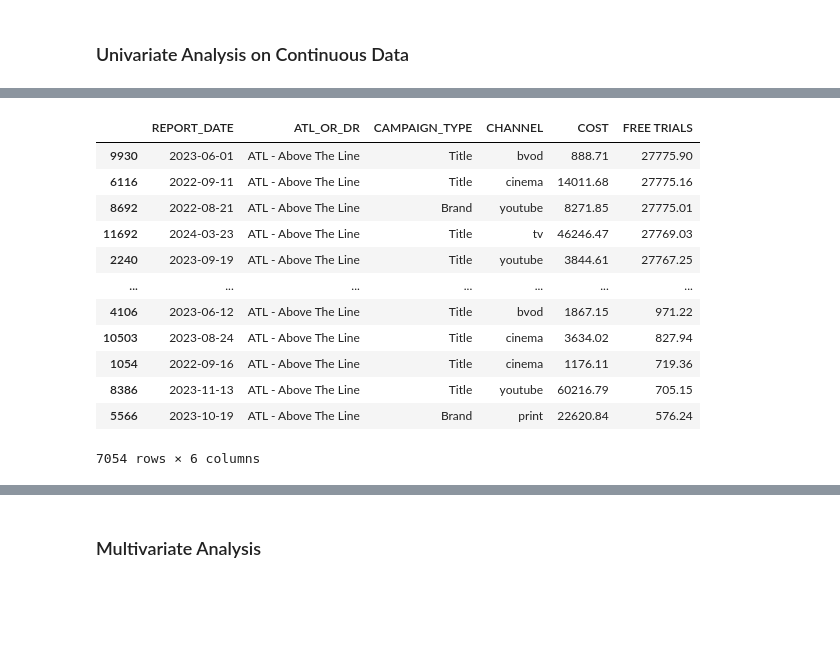
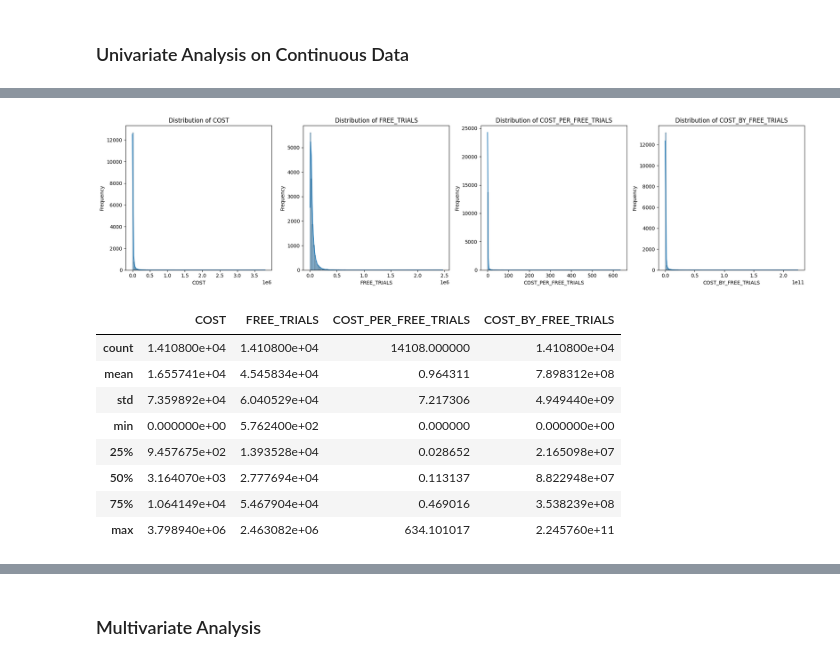
Before and after one commit to 11echeng/free-trial-analysis, a Jupyter notebook: src/notebook/01_paramount_eda_visuals.ipynb, the cells around one changed output, grey strips where cells are left out. Cells and saved outputs as stored; diff of their text form; code cells hidden in the pictures; blank space fills up the shorter version.

```diff
--- a/src/notebook/01_paramount_eda_visuals.ipynb
+++ b/src/notebook/01_paramount_eda_visuals.ipynb
@@ -215,16 +112,58 @@ Passing `palette` without assigning `hue` is deprecated and will be removed in v
-# %%
-df[df['FREE TRIALS'] <= df['FREE TRIALS'].quantile(0.50)].sort_values('FREE TRIALS', ascending=False) #14,108
-# %% [output]
-|  | REPORT_DATE | ATL_OR_DR | CAMPAIGN_TYPE | CHANNEL | COST | FREE TRIALS |
-| 9930 | 2023-06-01 | ATL - Above The Line | Title | bvod | 888.71 | 27775.90 |
-| 6116 | 2022-09-11 | ATL - Above The Line | Title | cinema | 14011.68 | 27775.16 |
-| 8692 | 2022-08-21 | ATL - Above The Line | Brand | youtube | 8271.85 | 27775.01 |
-| 11692 | 2024-03-23 | ATL - Above The Line | Title | tv | 46246.47 | 27769.03 |
-| 2240 | 2023-09-19 | ATL - Above The Line | Title | youtube | 3844.61 | 27767.25 |
-| ... | ... | ... | ... | ... | ... | ... |
-| 4106 | 2023-06-12 | ATL - Above The Line | Title | bvod | 1867.15 | 971.22 |
-| 10503 | 2023-08-24 | ATL - Above The Line | Title | cinema | 3634.02 | 827.94 |
-| 1054 | 2022-09-16 | ATL - Above The Line | Title | cinema | 1176.11 | 719.36 |
-| 8386 | 2023-11-13 | ATL - Above The Line | Title | youtube | 60216.79 | 705.15 |
-| 5566 | 2023-10-19 | ATL - Above The Line | Brand | print | 22620.84 | 576.24 |
-7054 rows × 6 columns
+# %%
+'''
+Single Variation Continuous Analysis using Histogram with 118 bins | bin size ~= SqRoot(n):
+
+1. All visuals shows a right skewed distribution with outliers on the right side. So, the mean will be greater than the median.
+2. All visuals show data points are clustered around the lower ends and extreme outliers causing the positive skewness.
+3. The max values for all data, (COST = 3M, FREE_TRIALS = 2M), are significantly larger than the  (IQR) and mean values,
+confirming the presence of extreme outliers. More analysis is needed to determine if these should be removed or kept.
+4. With such skewness, median would be a more viable measure of central tendency than the mean.
+5. COST_PER_FREE_TRIALS has a median value of 0.11, which means the majority of free trials cost only a small amount. Because of positive
+skewness, the mean value, .96, is significantly larger due to these outlier campaigns costing drastically more than the majority of the data.
+6. Most of the cluster of COST is around 0 which is surprising because I wouldn't have guessed the majority of campaigns to incur 0 expenses.
+Is 0 a placeholder for missing data?
+7.  All visuals violates Linear Regression's assumption of normality. Need to log transform this feature to normalize the data and reduce outlier
+impact
+8. FREE TRIALS has a broader distribution of values giving comapnies who go live with campaigns to really optimize their campaign stratgey
+because of this wide range. This also signals the fact that some campaigns can fail and genterate minimal free trials. This can also present
+many use cases for A/B testing to see what works and what doesn't.
+9. COST is more concentrated near zero with minimal campaigns incuring high expenses. This tell us that it's either relatively inexpensive and
+consistent when it comes the cost of runnning a campaign or companies aren't allocating enough to run campaigns. Becaeuse the concentration of
+COST are similar but FREE TRIALS isn't, we can infer that COST isn't soely the driving factor in creating FREE TRIALS and in fact there are other
+factors in pay.
+10. The lowest free trial generated for a campaign is 500. Interesting it's not 0 unlike COST. Is 500 suppose to repersent 0?
+
+=> Action Items:
+    a. Log Transformation on 'COST' and 'FREE TRIALS'. - DONE
+    b. Single Variation Continuous Analysis using boxplots - DONE
+    c. Covaritation Continuous Analysis between 'COST' and 'FREE TRIALS' using a scatterplot. - DONE
+    d. Validate assumption that cost and free trials doesn't have a strong linear relationship. - DONE
+'''
+# Create a grid layout
+num_cols = len(quantitative)
+ncols = 4  # Set the number of columns per row
+nrows = (num_cols // ncols) + (num_cols % ncols > 0)  # Adjust rows dynamically based on total columns
+fig, axes = plt.subplots(nrows=nrows, ncols=ncols, figsize=(20, 5 * nrows))  # Wider figure for 4 columns
+
+# Plot each quantitative column
+for i, quant_col in enumerate(quantitative):
+    sns.histplot(df[quant_col], kde=True, bins=118, ax=axes[i])
+    axes[i].set_title(f'Distribution of {quant_col}')
+    axes[i].set_xlabel(quant_col)
+    axes[i].set_ylabel('Frequency')
+
+plt.tight_layout()
+plt.show()
+
+df[quantitative].describe()
+# %% [output]
+[figure, added]
+|  | COST | FREE_TRIALS | COST_PER_FREE_TRIALS | COST_BY_FREE_TRIALS |
+| count | 1.410800e+04 | 1.410800e+04 | 14108.000000 | 1.410800e+04 |
+| mean | 1.655741e+04 | 4.545834e+04 | 0.964311 | 7.898312e+08 |
+| std | 7.359892e+04 | 6.040529e+04 | 7.217306 | 4.949440e+09 |
+| min | 0.000000e+00 | 5.762400e+02 | 0.000000 | 0.000000e+00 |
+| 25% | 9.457675e+02 | 1.393528e+04 | 0.028652 | 2.165098e+07 |
+| 50% | 3.164070e+03 | 2.777694e+04 | 0.113137 | 8.822948e+07 |
+| 75% | 1.064149e+04 | 5.467904e+04 | 0.469016 | 3.538239e+08 |
+| max | 3.798940e+06 | 2.463082e+06 | 634.101017 | 2.245760e+11 |
```
Also changed, not shown: parts of 22 cells of this notebook, 10 other files.
